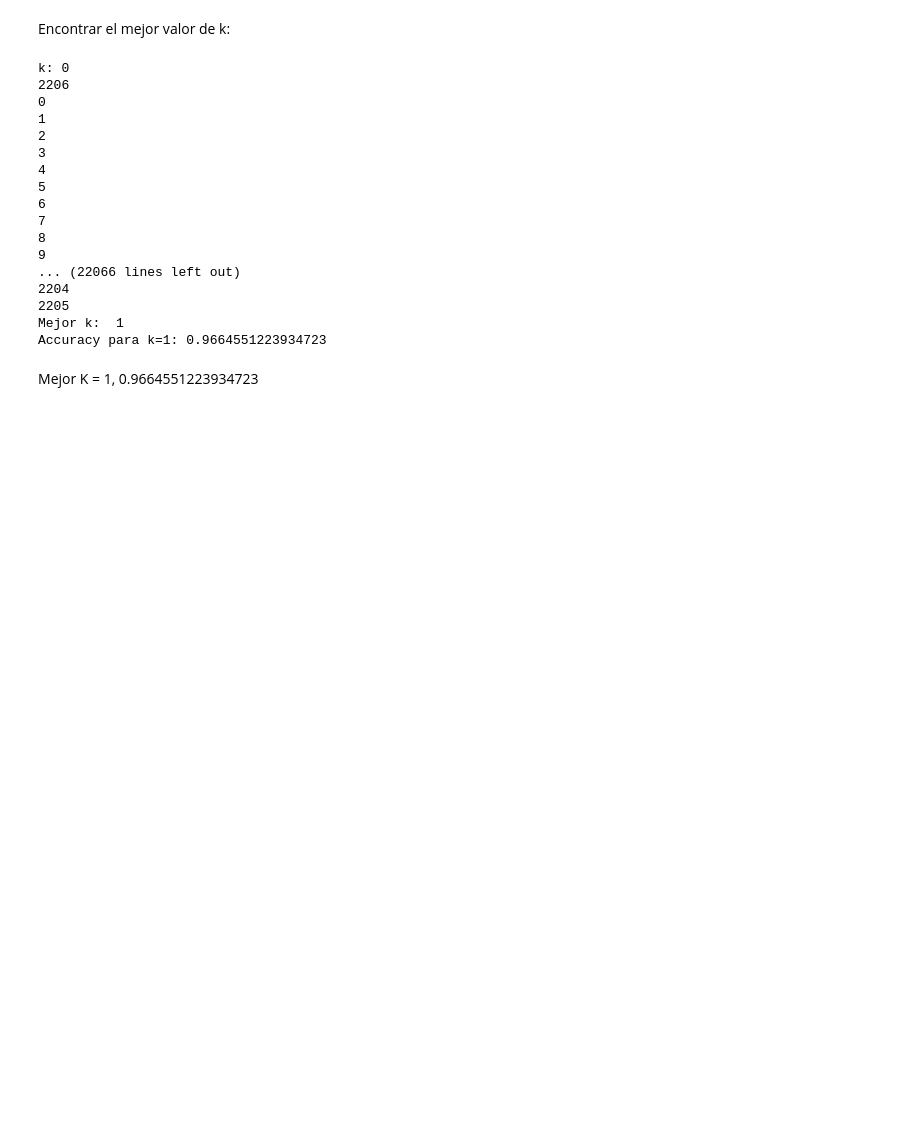
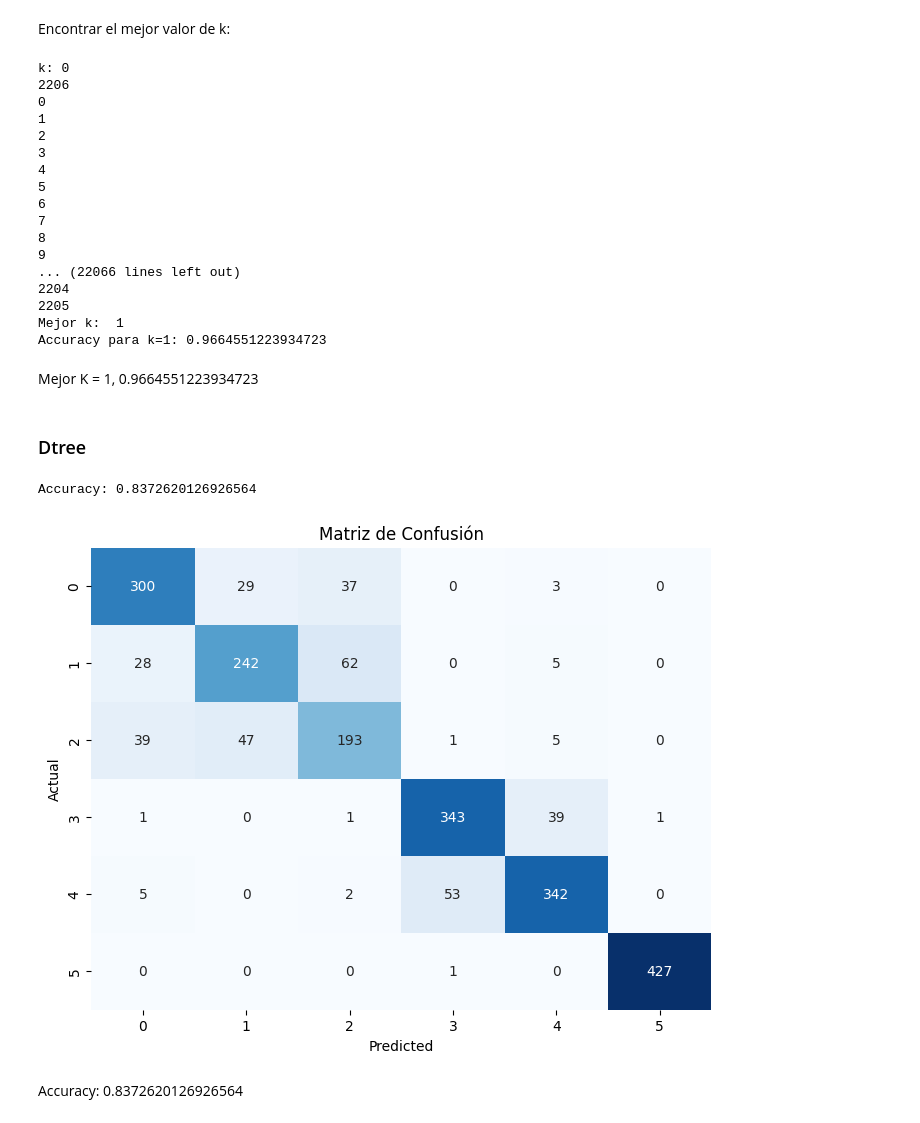
Before and after one commit to JorgeD13/Proyecto-2---ML, a Jupyter notebook: proyecto.ipynb, the cells around one changed output. Drawn from its saved outputs; the diff is of its cells as text; code cells hidden in the pictures; blank space fills up the shorter version.

```diff
--- a/proyecto.ipynb
+++ b/proyecto.ipynb
@@ -143,3 +146,5 @@ Mejor k:  1
 Accuracy para k=1: 0.9664551223934723
 # %% [markdown]
 Mejor K = 1, 0.9664551223934723
+# %% [markdown]
+### Dtree
@@ -145,0 +271,26 @@ Mejor K = 1, 0.9664551223934723
+# %%
+# Crear y entrenar el modelo
+tree_model = DT(max_depth=10, min_samples_split=10, min_samples_leaf=5)
+tree_model.create_DT(X_train_pca, y_train)
+
+# Hacer predicciones
+Y_pred = tree_model.predict(X_test_pca)
+
+# Generar la matriz de confusión
+conf_matrix = confusion_matrix(y_test, Y_pred)
+
+accuracy = accuracy_score(y_test, Y_pred)
+print(f'Accuracy: {accuracy}')
+
+# Visualización de la matriz de confusión
+plt.figure(figsize=(8, 6))
+sns.heatmap(conf_matrix, annot=True, fmt='d', cmap='Blues', cbar=False)
+plt.title('Matriz de Confusión')
+plt.xlabel('Predicted')
+plt.ylabel('Actual')
+plt.show()
+# %% [output]
+Accuracy: 0.8372620126926564
+[figure, added]
+# %% [markdown]
+Accuracy: 0.8372620126926564
```
Also changed, not shown: parts of 5 cells of this notebook.
